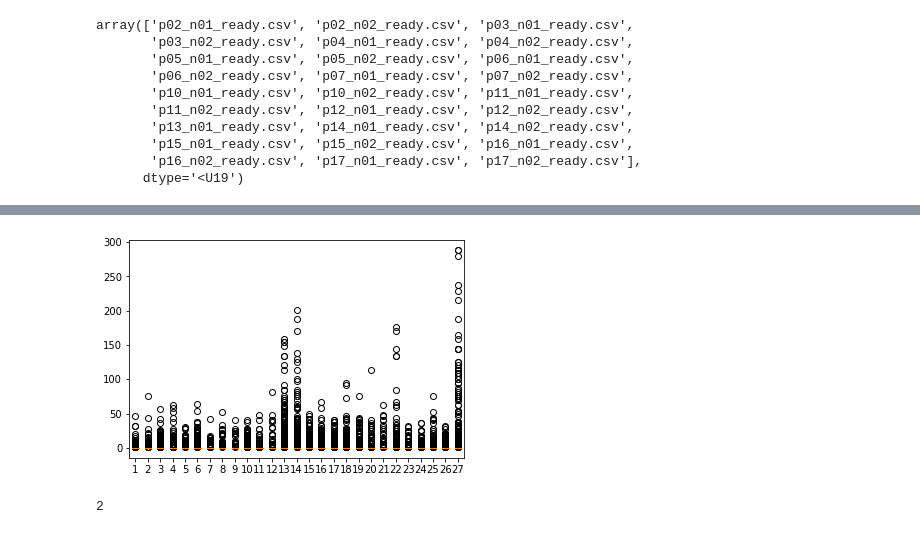
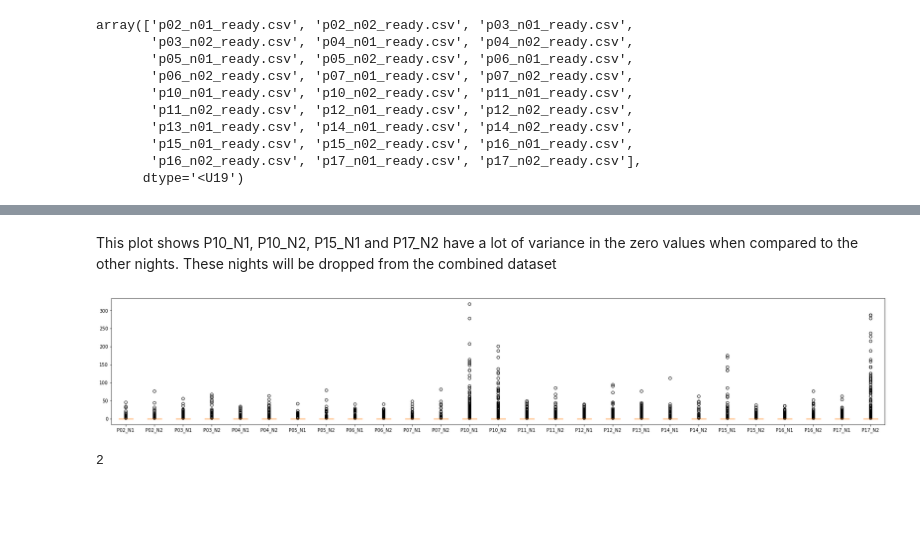
Before and after one commit to nishisandali/IFN646_Project, a Jupyter notebook: alice_preprocess.ipynb, the cells around one changed output, grey strips where cells are left out. Drawn from its saved outputs; the diff is of its cells as text; code cells hidden in the pictures; blank space fills up the shorter version.

```diff
--- a/alice_preprocess.ipynb
+++ b/alice_preprocess.ipynb
@@ -211,12 +205,12 @@ Range of P17_N2 Min: 0 Max: 288 Index: 27
-# %%
-plt.boxplot(actiwatch, whis=1000)
-#plt.ylim(0,.005)
-#plt.ylim(-1,100)
-plt.show()
-
-#remove 13, 14, 22, 27
-# %% [output]
-[figure, removed]
+# %% [markdown]
+This plot shows P10_N1, P10_N2, P15_N1 and P17_N2 have a lot of variance in the zero values when compared to the other nights. These nights will be dropped from the combined dataset
+# %%
+plt.boxplot(actiwatch, whis=1000)
+plt.rcParams["figure.figsize"] = (30,5)
+plt.xticks([1,2,3,4,5,6,7,8,9,10,11,12,13,14,15,16,17,18,19,20,21,22,23,24,25,26,27], fileNames)
+plt.show()
+# %% [output]
+[figure, added]
 # %%
 final_df['Apple Watch ENMO'].isnull().sum()
 # %% [output]
```
Also changed, not shown: parts of 23 cells of this notebook, 31 other files.
